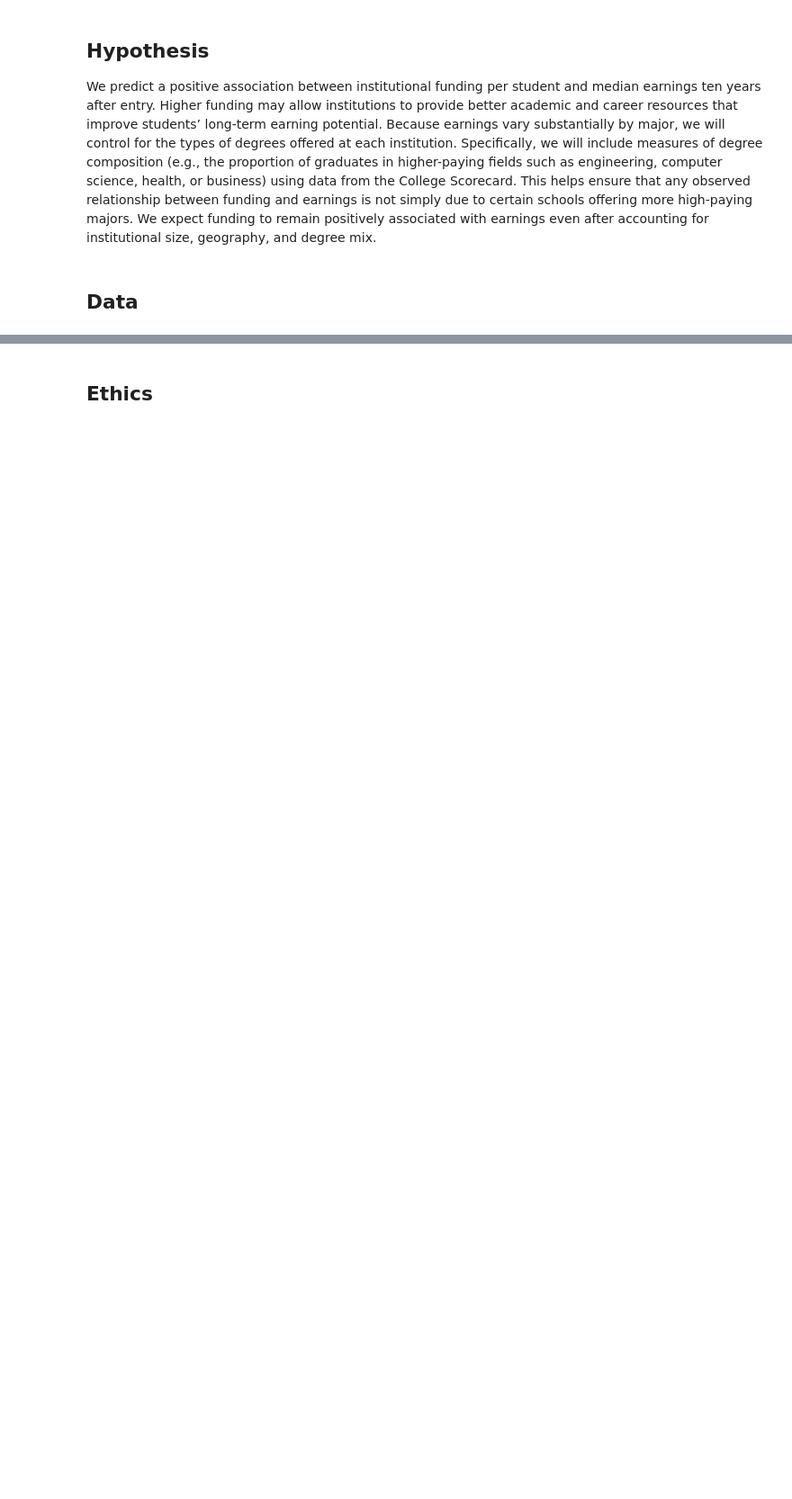
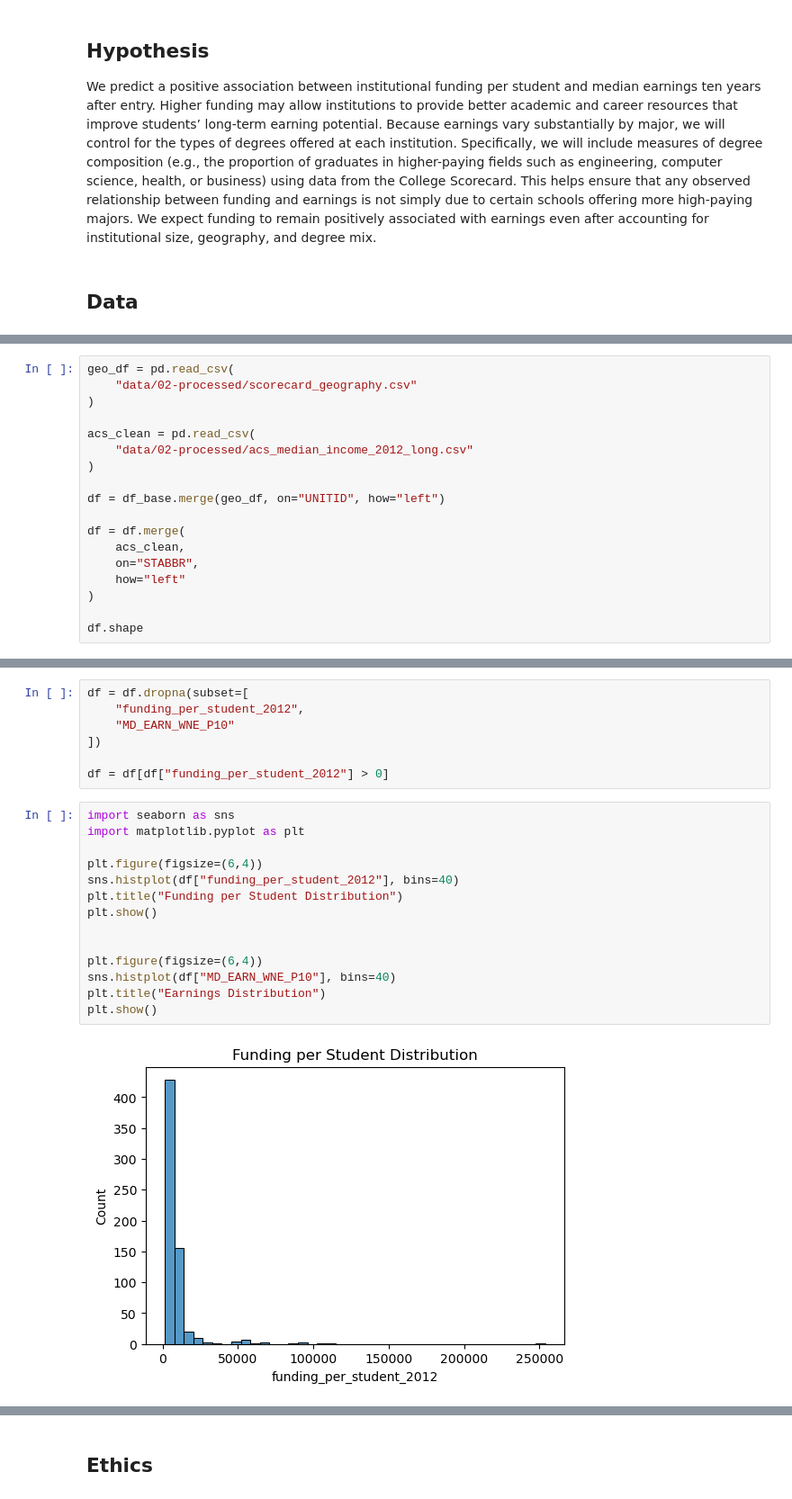
Before and after one commit to COGS108/Group108_WI26, a Jupyter notebook: 03-FinalProject.ipynb, the cells around one changed output, grey strips where cells are left out. Shown at 90% size. Drawn from its saved outputs; the diff is of its cells as text; blank space fills up the shorter version.

```diff
--- a/03-FinalProject.ipynb
+++ b/03-FinalProject.ipynb
@@ -140,0 +229,18 @@ Some more words and stuff.  Remember notebooks work best if you interleave the c
+# %%
+geo_df = pd.read_csv(
+    "data/02-processed/scorecard_geography.csv"
+)
+
+acs_clean = pd.read_csv(
+    "data/02-processed/acs_median_income_2012_long.csv"
+)
+
+df = df_base.merge(geo_df, on="UNITID", how="left")
+
+df = df.merge(
+    acs_clean,
+    on="STABBR",
+    how="left"
+)
+
+df.shape
@@ -140,0 +264,23 @@ Some more words and stuff.  Remember notebooks work best if you interleave the c
+# %%
+df = df.dropna(subset=[
+    "funding_per_student_2012",
+    "MD_EARN_WNE_P10"
+])
+
+df = df[df["funding_per_student_2012"] > 0]
+# %%
+import seaborn as sns
+import matplotlib.pyplot as plt
+
+plt.figure(figsize=(6,4))
+sns.histplot(df["funding_per_student_2012"], bins=40)
+plt.title("Funding per Student Distribution")
+plt.show()
+
+
+plt.figure(figsize=(6,4))
+sns.histplot(df["MD_EARN_WNE_P10"], bins=40)
+plt.title("Earnings Distribution")
+plt.show()
+# %% [output]
+[figure, added]
```
Also changed, not shown: parts of 53 cells of this notebook.
